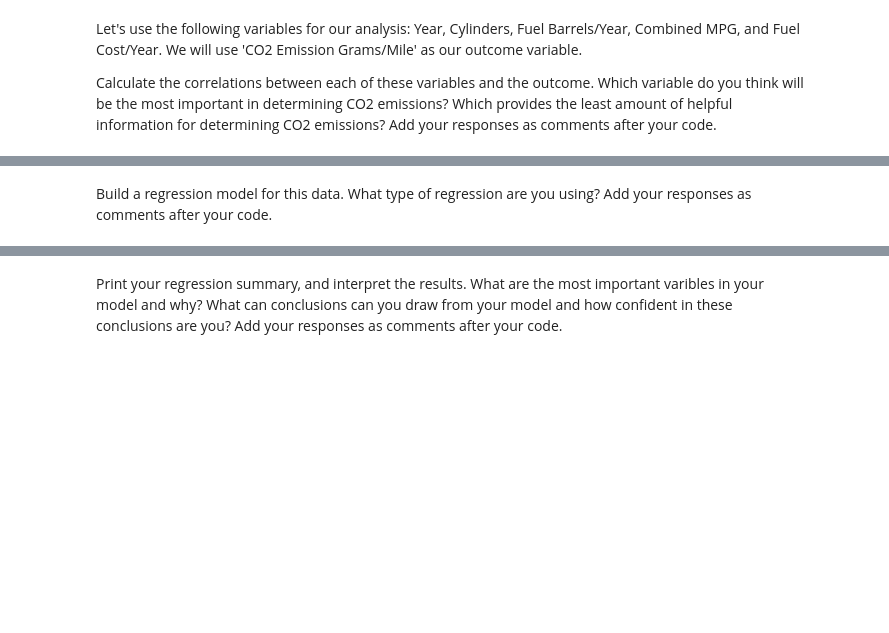
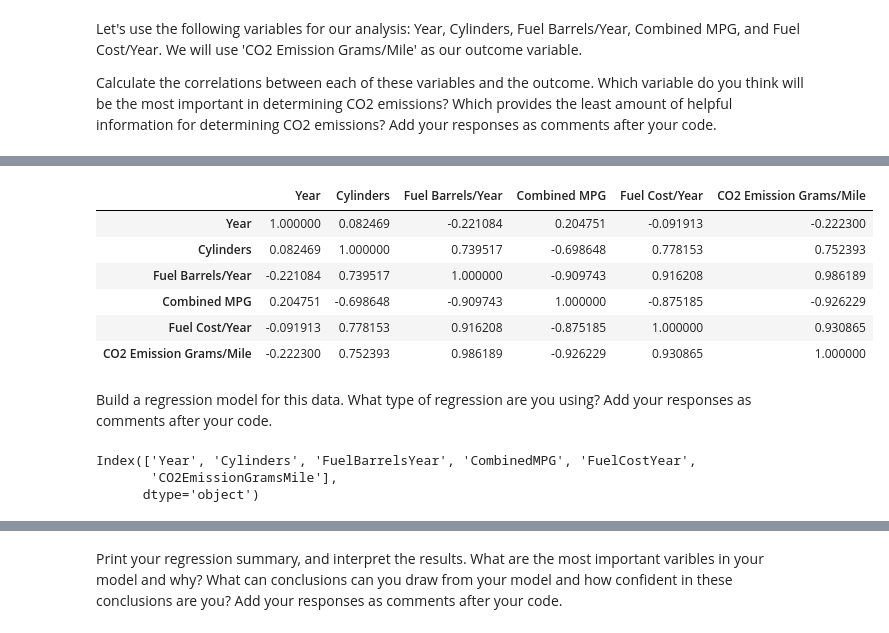
Before and after one commit to Ironhack-Data-Madrid-Abril-2021/lab_regression_analysis, a Jupyter notebook: your-code.ipynb, the cells around one changed output, grey strips where cells are left out. Drawn from its saved outputs; the diff is of its cells as text; code cells hidden in the pictures; blank space fills up the shorter version.

```diff
--- a/your-code.ipynb
+++ b/your-code.ipynb
@@ -133,0 +141,3 @@ Calculate the correlations between each of these variables and the outcome. Whic
+# %%
+# Your response here.
+data_updated=data[["Year","Cylinders","Fuel Barrels/Year","Combined MPG","Fuel Cost/Year","CO2 Emission Grams/Mile"]]
@@ -134,2 +153,14 @@ Calculate the correlations between each of these variables and the outcome. Whic
+# %%
+data_updated.corr()
+#fuelCost with a direct relationship of 0.93 and combiend MPG with the reverse relationship of -0.92 are two most related with CO2 emission.
+#Year with correlation of -0.22 has the least correlation with CO2 emission.
+# %% [output]
+|  | Year | Cylinders | Fuel Barrels/Year | Combined MPG | Fuel Cost/Year | CO2 Emission Grams/Mile |
+| Year | 1.000000 | 0.082469 | -0.221084 | 0.204751 | -0.091913 | -0.222300 |
+| Cylinders | 0.082469 | 1.000000 | 0.739517 | -0.698648 | 0.778153 | 0.752393 |
+| Fuel Barrels/Year | -0.221084 | 0.739517 | 1.000000 | -0.909743 | 0.916208 | 0.986189 |
+| Combined MPG | 0.204751 | -0.698648 | -0.909743 | 1.000000 | -0.875185 | -0.926229 |
+| Fuel Cost/Year | -0.091913 | 0.778153 | 0.916208 | -0.875185 | 1.000000 | 0.930865 |
+| CO2 Emission Grams/Mile | -0.222300 | 0.752393 | 0.986189 | -0.926229 | 0.930865 | 1.000000 |
 # %% [markdown]
 Build a regression model for this data. What type of regression are you using? Add your responses as comments after your code.
@@ -137,0 +171,6 @@ Build a regression model for this data. What type of regression are you using? A
+# %%
+data_updated.columns
+# %% [output]
+Index(['Year', 'Cylinders', 'FuelBarrelsYear', 'CombinedMPG', 'FuelCostYear',
+       'CO2EmissionGramsMile'],
+      dtype='object')
```
Also changed, not shown: parts of 10 cells of this notebook.
